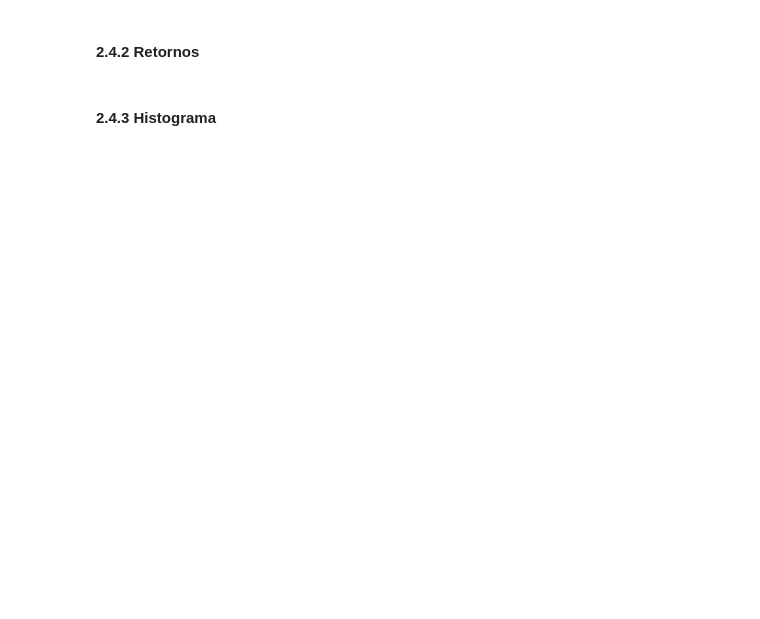
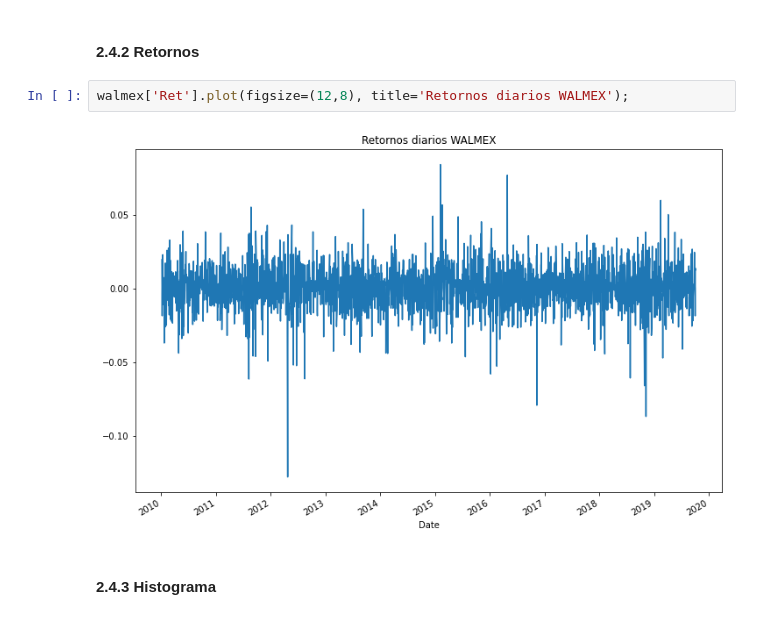
Before and after one commit to carlosdeoncedos/analisisdeinversion2021, a Jupyter notebook: Codigo/20211102Clase8.ipynb, the cells around one changed output. Cells and saved outputs as stored; diff of their text form; blank space fills up the shorter version.

```diff
--- a/Codigo/20211102Clase8.ipynb
+++ b/Codigo/20211102Clase8.ipynb
@@ -656,4 +660,8 @@ np.exp(walmex['Ret'].sum()) - 1
 # %% [markdown]
 #### 2.4.2 Retornos
+# %%
+walmex['Ret'].plot(figsize=(12,8), title='Retornos diarios WALMEX');
+# %% [output]
+[figure, added]
 # %% [markdown]
 #### 2.4.3 Histograma
```
Also changed, not shown: parts of 3 cells of this notebook, 1 other file.
